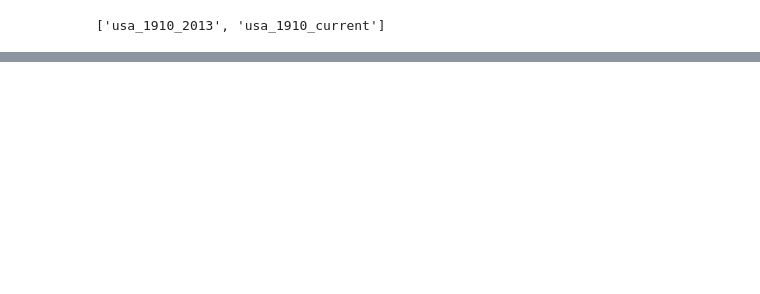
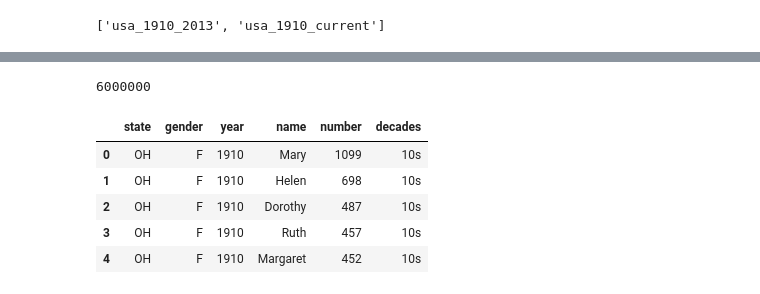
Before and after one commit to GizemYP/columbia_group_project, a Jupyter notebook: SSN_data/Dataset Pull.ipynb, the cells around one changed output, grey strips where cells are left out. Saved outputs shown, nothing was run; the diff lists cells and outputs as text; code cells hidden in the pictures; blank space fills up the shorter version.

```diff
--- a/SSN_data/Dataset Pull.ipynb
+++ b/SSN_data/Dataset Pull.ipynb
@@ -37,0 +22,22 @@ main_df = usa_names_df
+# %%
+len(main_df)
+# %% [output]
+6000000
+# %%
+#create bins for decades
+# Create the bins in which Data will be held
+# Bins are 0, 59, 69, 79, 89, 100.
+bins = [1909 ,1919, 1929, 1939, 1949, 1959, 1969, 1979, 1989, 1999, 2009, 2019]
+
+# Create the names for the four bins
+group_names = ["10s", "20s", "30s", "40s", "50s", "60s", "70s","80s","90s","00s", "2010s"]
+
+main_df["decades"] = pd.cut(main_df["year"], bins, labels=group_names)
+main_df.head()
+# %% [output]
+|  | state | gender | year | name | number | decades |
+| 0 | OH | F | 1910 | Mary | 1099 | 10s |
+| 1 | OH | F | 1910 | Helen | 698 | 10s |
+| 2 | OH | F | 1910 | Dorothy | 487 | 10s |
+| 3 | OH | F | 1910 | Ruth | 457 | 10s |
+| 4 | OH | F | 1910 | Margaret | 452 | 10s |
```
Also changed, not shown: parts of 14 cells of this notebook, 2 other files.
